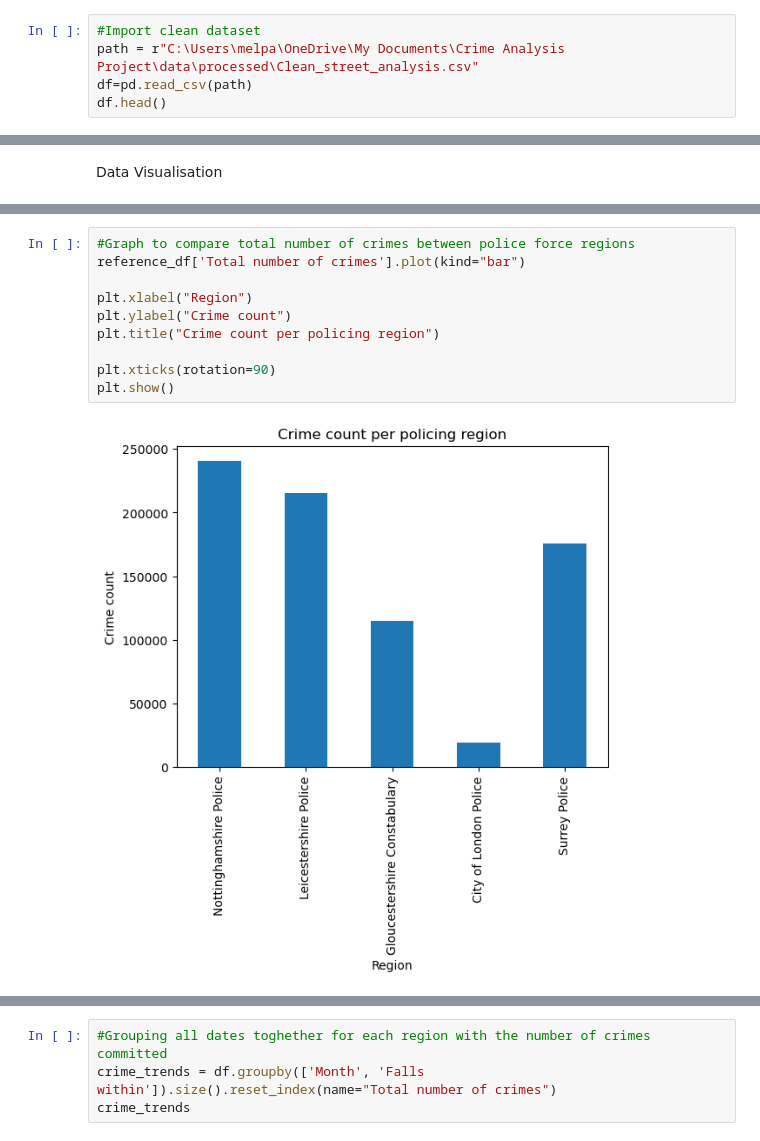
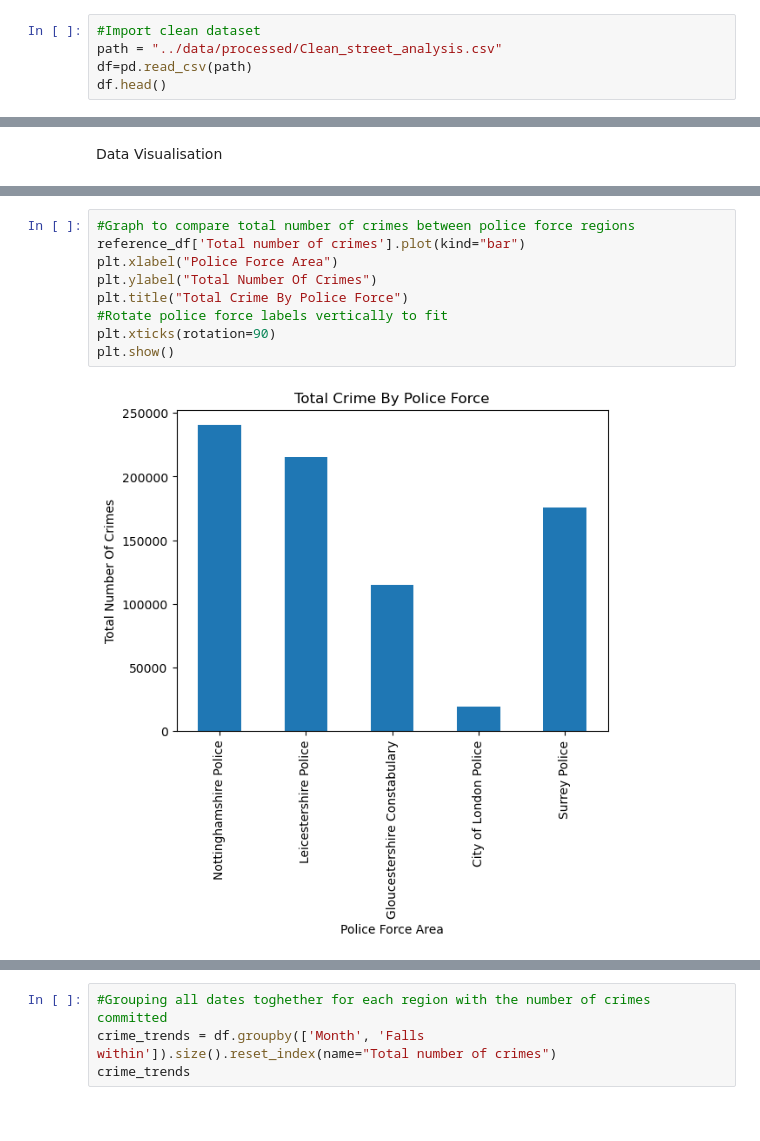
Before and after one commit to Melissa-Pasquali/Crime-Analysis-Project, a Jupyter notebook: notebooks/eda_analysis.ipynb, the cells around one changed output, grey strips where cells are left out. Drawn from its saved outputs; the diff is of its cells as text.

```diff
--- a/notebooks/eda_analysis.ipynb
+++ b/notebooks/eda_analysis.ipynb
@@ -32,7 +32,7 @@ reference_df
 | Surrey Police | 1248649 | 584320 |
 # %%
 #Import clean dataset
-path = r"C:\Users\melpa\OneDrive\My Documents\Crime Analysis Project\data\processed\Clean_street_analysis.csv"
+path = "../data/processed/Clean_street_analysis.csv"
 df=pd.read_csv(path)
 df.head()
 # %% [output]
@@ -95,15 +93,14 @@ plt.show()
 # %%
 #Graph to compare total number of crimes between police force regions
 reference_df['Total number of crimes'].plot(kind="bar")
-
-plt.xlabel("Region")
-plt.ylabel("Crime count")
-plt.title("Crime count per policing region")
-
+plt.xlabel("Police Force Area")
+plt.ylabel("Total Number Of Crimes")
+plt.title("Total Crime By Police Force")
+#Rotate police force labels vertically to fit
 plt.xticks(rotation=90)
 plt.show()
 # %% [output]
-[figure, old version]
+[figure, new version]
 # %%
 #Graph to compare crimes per 1000 people between police force regions
 reference_df['Crime per 1000'].plot(kind="bar")
```
Also changed, not shown: parts of 9 cells of this notebook, 1 other file.
